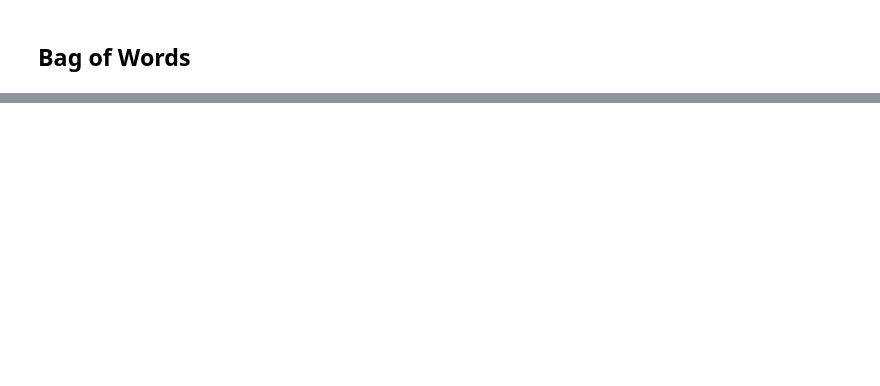
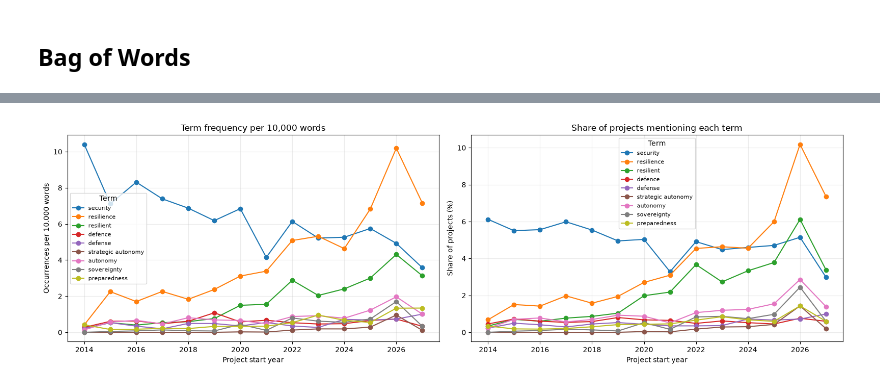
Before and after one commit to kimwilmink/Discourse_Analysis_EU_Budget_Strategy, a Jupyter notebook: bow_and_bertopic.ipynb, the cells around one changed output, grey strips where cells are left out. Drawn from its saved outputs; the diff is of its cells as text; code cells hidden in the pictures; blank space fills up the shorter version.

```diff
--- a/bow_and_bertopic.ipynb
+++ b/bow_and_bertopic.ipynb
@@ -53,0 +150,20 @@ with open("data/corpus.json", encoding="utf-8") as file:
+# %%
+# Aggregate term counts and denominators by year.
+terms = list(term_to_narrative)
+annual_counts = term_counts.groupby("start_year")[terms].sum()
+annual_tokens = term_counts.groupby("start_year")["token_count"].sum()
+annual_projects = data.groupby("start_year").size()
+
+# Occurrences per 10,000 words.
+annual_frequency = annual_counts.div(annual_tokens, axis=0) * 10_000
+
+# Avoid drawing conclusions from years represented by only a handful of projects.
+MIN_PROJECTS_PER_YEAR = 100
+included_years = annual_projects[annual_projects >= MIN_PROJECTS_PER_YEAR].index
+annual_frequency = annual_frequency.loc[included_years]
+
+year_summary = pd.DataFrame({
+    "projects": annual_projects.loc[included_years],
+    "analysed_words": annual_tokens.loc[included_years],
+})
+display(year_summary)
@@ -53,0 +187,56 @@ with open("data/corpus.json", encoding="utf-8") as file:
+# %%
+# Inspect individual term changes over time rather than aggregating them into
+# a single narrative score. This is often more informative because the same
+# document can contain both climate- and security-related language.
+term_frequency = annual_frequency[terms].copy()
+term_frequency.index.name = "start_year"
+
+# Robustness check: share of projects mentioning each term.
+term_presence = term_counts[terms].gt(0).copy()
+term_presence["start_year"] = term_counts["start_year"]
+term_project_share = (
+    term_presence.groupby("start_year")
+    .mean()
+    .mul(100)
+    .loc[included_years]
+)
+
+# Trend test: Spearman rank correlation between year and#reHowhHhgj
+#  frequency.
+from scipy.stats import spearmanr
+
+trend_results = []
+for term in terms:
+    x = term_frequency.index.to_numpy(dtype=float)
+    y = term_frequency[term].to_numpy(dtype=float)
+    rho, p_value = spearmanr(x, y)
+    slope = np.polyfit(x, y, 1)[0]
+    trend_results.append(
+        {"term": term, "rho": rho, "p_value": p_value, "slope": slope}
+    )
+
+trend_table = pd.DataFrame(trend_results).sort_values("rho", ascending=False)
+display(trend_table.round(3))
+
+fig, axes = plt.subplots(1, 2, figsize=(16, 5), sharey=False)
+
+term_frequency.plot(ax=axes[0], marker="o")
+axes[0].set_title("Term frequency per 10,000 words")
+axes[0].set_xlabel("Project start year")
+axes[0].set_ylabel("Occurrences per 10,000 words")
+axes[0].grid(alpha=0.25)
+axes[0].legend(title="Term", fontsize=8)
+
+term_project_share.plot(ax=axes[1], marker="o")
+axes[1].set_title("Share of projects mentioning each term")
+axes[1].set_xlabel("Project start year")
+axes[1].set_ylabel("Share of projects (%)")
+axes[1].grid(alpha=0.25)
+axes[1].legend(title="Term", fontsize=8)
+
+plt.tight_layout()
+plt.show()
+
+display(term_frequency.round(2))
+display(term_project_share.round(2))
+# %% [output]
@@ -53,0 +253 @@ with open("data/corpus.json", encoding="utf-8") as file:
+[figure, added]
```
Also changed, not shown: parts of 12 cells of this notebook, 3 other files.
